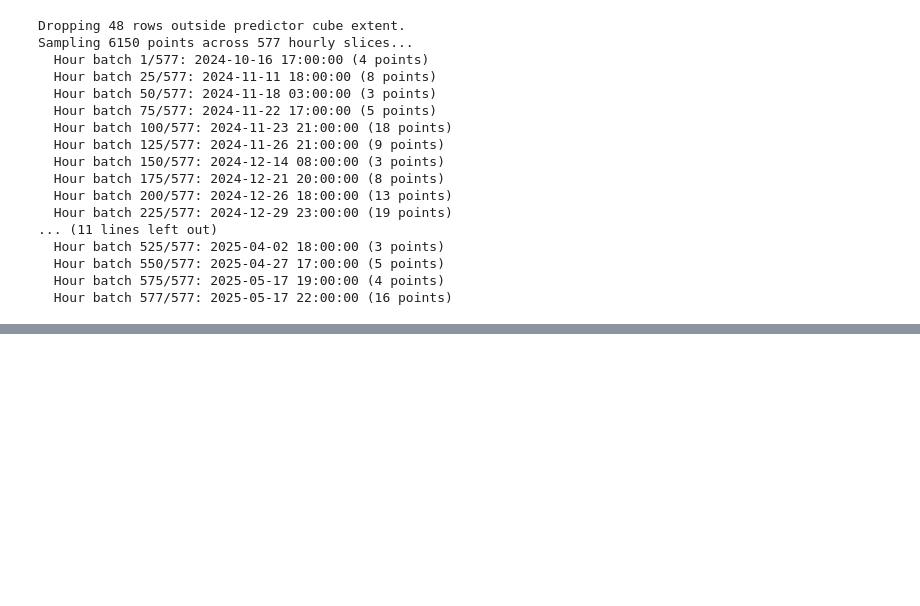
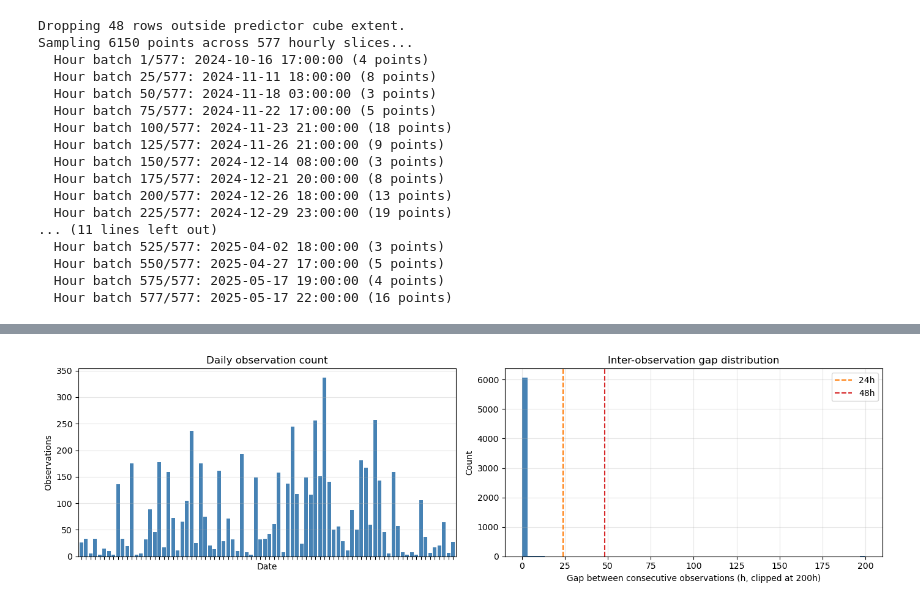
Before and after one commit to emmaaagolub/MRoS-phase-prediction, a Jupyter notebook: ML_pipeline/ML_XGBoost_binary_uncertainty.ipynb, the cells around one changed output, grey strips where cells are left out. Saved outputs shown, nothing was run; the diff lists cells and outputs as text; code cells hidden in the pictures; blank space fills up the shorter version.

```diff
--- a/ML_pipeline/ML_XGBoost_binary_uncertainty.ipynb
+++ b/ML_pipeline/ML_XGBoost_binary_uncertainty.ipynb
@@ -918,8 +710,7 @@ Sampling 6150 points across 577 hourly slices...
 
 REBUILD_MASTER_DF = False  # True = rebuild from current assembled table logic, False = load saved parquet
 
-assembled_parquet = SETUP_DIR / f"ml_input_points_{interp_type}_binary_uncertainty.parquet"
-# assembled_parquet = Path(r"C:\Users\EmmaGolub\Desktop\MRoS_local\mros-precipitation-phase-product-prototype\outputs\ML_pipeline\compiled_input_predictors\withIDW_v5_binary_uncertainty\ml_input_points_IDW_binary_uncertainty.parquet")
+assembled_parquet = MODEL_OUT_DIR / f"ml_input_points_{interp_type}_binary_uncertainty.parquet"
 
 required_predictors = FEATURES.copy()
 required_cols = required_predictors + ["phase_full"]
@@ -968,4 +759,84 @@ else:
 print("\nMaster table shape after dropna:", master_df.shape)
 print("Class balance before blocking:")
 print(master_df["phase_full"].value_counts(normalize=True).sort_index())
+
+# =============================================================================
+# TEMPORAL STRUCTURE DIAGNOSTIC
+# =============================================================================
+
+obs_times = pd.to_datetime(master_df["time"]).sort_values().reset_index(drop=True)
+
+print("=== Observation time range ===")
+print(f"  First: {obs_times.iloc[0]}")
+print(f"  Last:  {obs_times.iloc[-1]}")
+print(f"  Total: {len(obs_times)} observations")
+print(f"  Span:  {(obs_times.iloc[-1] - obs_times.iloc[0]).days} days")
+
+# Observations per day
+obs_per_day = (
+    master_df.assign(date=pd.to_datetime(master_df["time"]).dt.date)
+    .groupby("date")
+    .size()
+    .rename("n_obs")
+)
+print(f"\n=== Daily observation counts ===")
+print(f"  Days with any observations: {len(obs_per_day)}")
+print(f"  Days with 0 observations:   "
+      f"{(obs_times.iloc[-1] - obs_times.iloc[0]).days + 1 - len(obs_per_day)}")
+print(f"  Mean obs/day (active days): {obs_per_day.mean():.1f}")
+print(f"  Median obs/day:             {obs_per_day.median():.1f}")
+print(f"  Max obs/day:                {obs_per_day.max()}")
+print(f"  Percentiles (25/75/90/99):  "
+      f"{obs_per_day.quantile(.25):.0f} / "
+      f"{obs_per_day.quantile(.75):.0f} / "
+      f"{obs_per_day.quantile(.90):.0f} / "
+      f"{obs_per_day.quantile(.99):.0f}")
+
+# Inter-observation gaps — what does the quiet period structure look like?
+gaps_h = obs_times.diff().dt.total_seconds().dropna() / 3600
+print(f"\n=== Inter-observation gaps ===")
+print(f"  Median gap:   {gaps_h.median():.1f} h")
+print(f"  Mean gap:     {gaps_h.mean():.1f} h")
+print(f"  Gaps > 12h:   {(gaps_h > 12).sum()}")
+print(f"  Gaps > 24h:   {(gaps_h > 24).sum()}")
+print(f"  Gaps > 48h:   {(gaps_h > 48).sum()}")
+print(f"  Gaps > 7d:    {(gaps_h > 168).sum()}")
+print(f"  Max gap:      {gaps_h.max():.1f} h ({gaps_h.max()/24:.1f} days)")
+
+# Phase balance by month — is there seasonal structure worth knowing about?
+monthly = (
+    master_df.assign(month=pd.to_datetime(master_df["time"]).dt.month)
+    .groupby("month")["phase_full"]
+    .value_counts(normalize=True)
+    .unstack(fill_value=0.0)
+    .round(3)
+)
+monthly.columns = ["snow", "rain", "mix"]
+monthly.index = monthly.index.map({
+    10:"Oct", 11:"Nov", 12:"Dec", 1:"Jan", 2:"Feb", 3:"Mar", 4:"Apr", 5:"May"
+})
+print(f"\n=== Phase balance by month ===")
+print(monthly.to_string())
+
+# Plot
+fig, axes = plt.subplots(1, 2, figsize=(14, 4))
+
+obs_per_day.plot(ax=axes[0], kind="bar", color="steelblue", width=0.8)
+axes[0].set_xlabel("Date")
+axes[0].set_ylabel("Observations")
+axes[0].set_title("Daily observation count")
+axes[0].tick_params(axis="x", labelbottom=False)
+axes[0].grid(axis="y", alpha=0.3)
+
+axes[1].hist(gaps_h.clip(upper=200), bins=60, color="steelblue", edgecolor="none")
+axes[1].axvline(24,  color="tab:orange", ls="--", label="24h")
+axes[1].axvline(48,  color="tab:red",    ls="--", label="48h")
+axes[1].set_xlabel("Gap between consecutive observations (h, clipped at 200h)")
+axes[1].set_ylabel("Count")
+axes[1].set_title("Inter-observation gap distribution")
+axes[1].legend()
+axes[1].grid(alpha=0.3)
+
+fig.tight_layout()
+plt.show()
 # %% [output]
@@ -981,2 +860,3 @@ Name: proportion, dtype: float64
+[figure, added]
 # %%
 # =============================================================================
```
Also changed, not shown: parts of 11 cells of this notebook.
